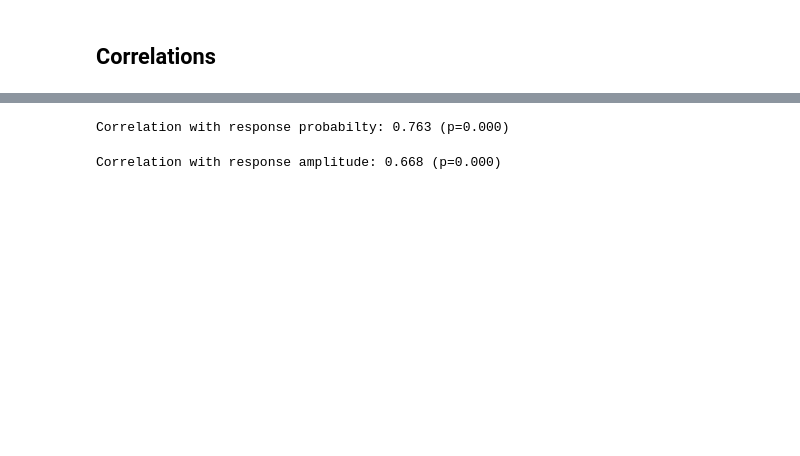
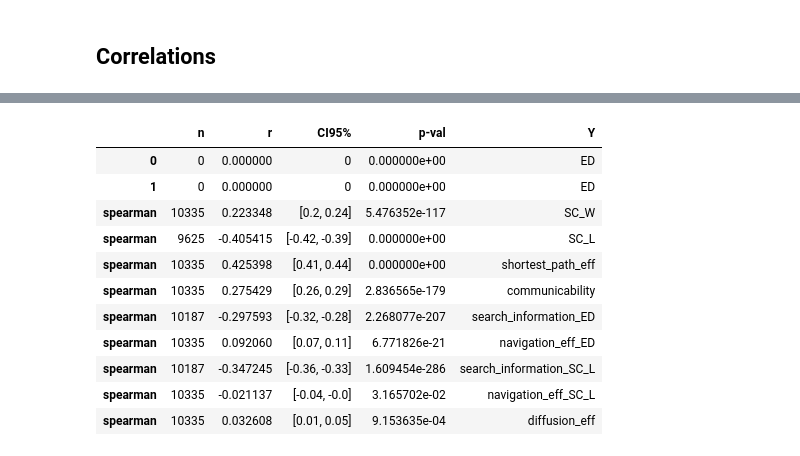
Before and after one commit to Katterrina/fimuni_thesis, a Jupyter notebook: notebooks/f-tract/01_analysis.ipynb, the cells around one changed output, grey strips where cells are left out. Saved outputs shown, nothing was run; the diff lists cells and outputs as text; code cells hidden in the pictures; blank space fills up the shorter version.

```diff
--- a/notebooks/f-tract/01_analysis.ipynb
+++ b/notebooks/f-tract/01_analysis.ipynb
@@ -118,9 +126,0 @@ Text(0.5, 1.0, 'Structural connectivity - lengths (log)')
-# %%
-if PARCELLATION == "MNI-HCP-MMP1":
-    ED = data.glasser_roi_distances(360,ftract_labels)
-else:
-    ED = SC_L
-
-fig, axs = plt.subplots(1, 1, tight_layout=True)
-axs.matshow(ED)
-axs.set_title("ROI distances")
@@ -292,14 +168,46 @@ print(reg_a.coef_)
-# %%
-y_rpf_pred = reg_p.predict(X_rpf)
-
-r = spearmanr(y_rpf_pred,y_rpf,nan_policy='omit')
-print(f"Correlation with response probabilty: {r.statistic:.3f} (p={r.pvalue:.3f})")
-# %% [output]
-Correlation with response probabilty: 0.763 (p=0.000)
-# %%
-y_raf_pred = reg_a.predict(X_raf)
-
-r = spearmanr(y_raf_pred,y_raf,nan_policy='omit')
-print(f"Correlation with response amplitude: {r.statistic:.3f} (p={r.pvalue:.3f})")
-# %% [output]
-Correlation with response amplitude: 0.668 (p=0.000)
+# %%
+stat_data = {}
+
+for name, SC_W, SC_L, SC_W_log in SC_matrices:
+
+    df_probability = pd.DataFrame({"response_probability":response_probability[mask].flatten()})
+    df_amplitude = pd.DataFrame({"response_amplitude":response_amplitude[mask_amp].flatten()})
+
+    if SC_L is not None:
+        SC_L = np.ascontiguousarray(SC_L)
+    SC_W = np.ascontiguousarray(SC_W)
+
+    with warnings.catch_warnings():
+        warnings.simplefilter('ignore')
+        fill_df(df_probability,mask,ED,SC_L,SC_W)
+        fill_df(df_amplitude,mask_amp,ED,SC_L,SC_W)
+
+    stat_data[name] = {"probability":df_probability,"amplitude":df_amplitude}
+# %%
+def partial_corr_ED(d,x,method):
+    result = []
+    result.append(pd.DataFrame({"n":0,"r":0,"CI95%":[0,0],"p-val":0,"Y":"ED"})) # just to have fitting images
+
+    for k in d.keys():
+        if k == "ED" or k ==x:
+            continue
+        df_one_result = pg.partial_corr(data=d,x=x,y=k,covar="ED", method=method)
+        df_one_result['Y'] = k
+        result.append(df_one_result)
+
+    return pd.concat(result)
+
+partial_corr_ED(stat_data[name]["probability"],'response_probability',"spearman")
+# %% [output]
+|  | n | r | CI95% | p-val | Y |
+| 0 | 0 | 0.000000 | 0 | 0.000000e+00 | ED |
+| 1 | 0 | 0.000000 | 0 | 0.000000e+00 | ED |
+| spearman | 10335 | 0.223348 | [0.2, 0.24] | 5.476352e-117 | SC_W |
+| spearman | 9625 | -0.405415 | [-0.42, -0.39] | 0.000000e+00 | SC_L |
+| spearman | 10335 | 0.425398 | [0.41, 0.44] | 0.000000e+00 | shortest_path_eff |
+| spearman | 10335 | 0.275429 | [0.26, 0.29] | 2.836565e-179 | communicability |
+| spearman | 10187 | -0.297593 | [-0.32, -0.28] | 2.268077e-207 | search_information_ED |
+| spearman | 10335 | 0.092060 | [0.07, 0.11] | 6.771826e-21 | navigation_eff_ED |
+| spearman | 10187 | -0.347245 | [-0.36, -0.33] | 1.609454e-286 | search_information_SC_L |
+| spearman | 10335 | -0.021137 | [-0.04, -0.0] | 3.165702e-02 | navigation_eff_SC_L |
+| spearman | 10335 | 0.032608 | [0.01, 0.05] | 9.153635e-04 | diffusion_eff |
```
Also changed, not shown: parts of 26 cells of this notebook, 4 other files.
